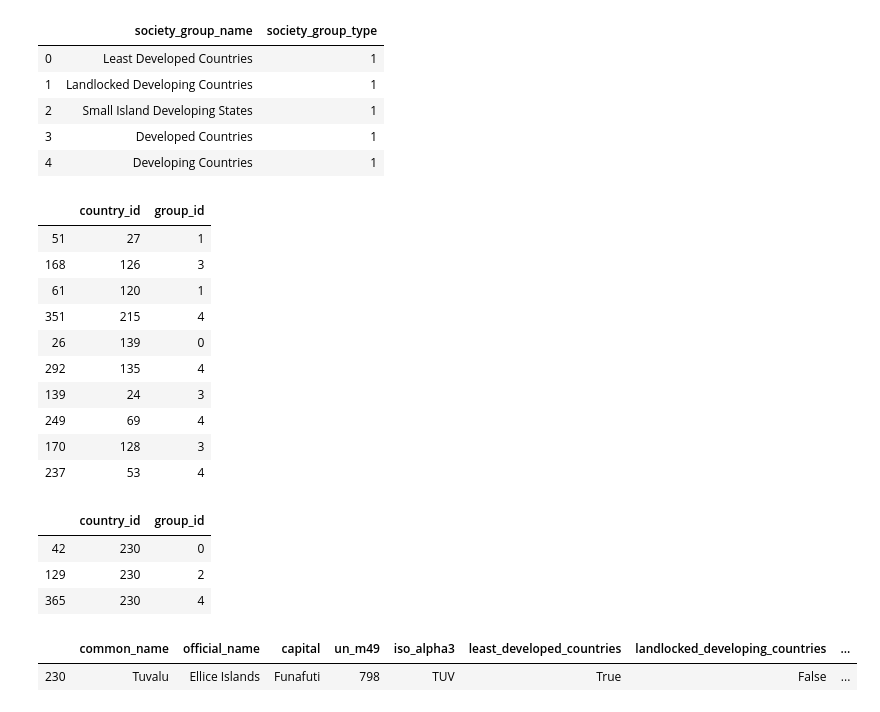
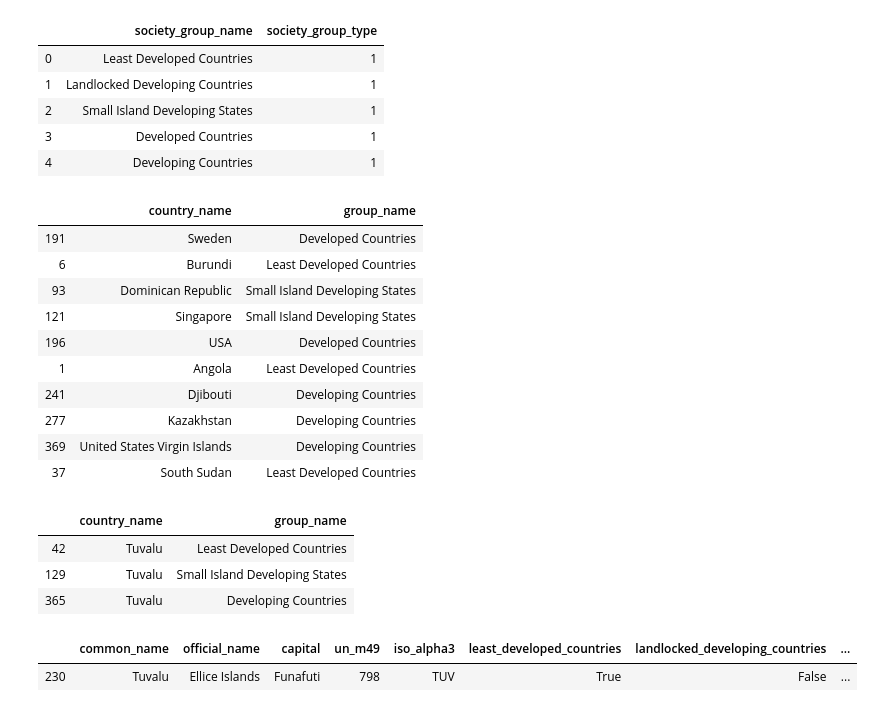
Before and after one commit to skustes/UN-Regions-and-Countries, a Jupyter notebook: Countries & UN Regions.ipynb, the cells around one changed output. Drawn from its saved outputs; the diff is of its cells as text; code cells hidden in the pictures.

```diff
--- a/Countries & UN Regions.ipynb
+++ b/Countries & UN Regions.ipynb
@@ -654,18 +656,13 @@ developing = countries.query( 'developing == True' ).index.to_list()
 # %%
 # Create a blank dataframe to contain the country to grouping mappings
-country_to_group = pd.DataFrame( columns=['country_id', 'group_id'] )
+country_to_group = pd.DataFrame( columns=['country_name', 'group_name'] )
 
 groups = ['least_developed','landlocked','small_island','developed','developing']
-group_id = 0
-for variable_name in groups:
+for index, variable_name in enumerate( groups ):
     for value in eval( variable_name ):
-        # Add 1 to the values being appended because at the time of this analysis
-        # the database tables are empty and the id values will end up being 1 more than the index value
-        # due to SQL being 1-indexed instead of 0-indexed
-        country_to_group = country_to_group.append( { 'country_id': value+1,
-                                                      'group_id': group_id+1 },
+        country_to_group = country_to_group.append( { 'country_name': value,
+                                                      'group_name': group_names[index] },
                                                       ignore_index=True )
-    group_id += 1
 # %% [markdown]
 #### Test
 # %%
@@ -680,25 +677,25 @@ un_groupings
 # %%
 country_to_group.sample(10)
 # %% [output]
-|  | country_id | group_id |
-| 51 | 27 | 1 |
-| 168 | 126 | 3 |
-| 61 | 120 | 1 |
-| 351 | 215 | 4 |
-| 26 | 139 | 0 |
-| 292 | 135 | 4 |
-| 139 | 24 | 3 |
-| 249 | 69 | 4 |
-| 170 | 128 | 3 |
-| 237 | 53 | 4 |
+|  | country_name | group_name |
+| 191 | Sweden | Developed Countries |
+| 6 | Burundi | Least Developed Countries |
+| 93 | Dominican Republic | Small Island Developing States |
+| 121 | Singapore | Small Island Developing States |
+| 196 | USA | Developed Countries |
+| 1 | Angola | Least Developed Countries |
+| 241 | Djibouti | Developing Countries |
+| 277 | Kazakhstan | Developing Countries |
+| 369 | United States Virgin Islands | Developing Countries |
+| 37 | South Sudan | Least Developed Countries |
 # %%
 # Found this one by luck
-country_to_group.query( 'country_id == 230' )
+country_to_group.query( 'country_name == "Tuvalu"' )
 # %% [output]
-|  | country_id | group_id |
-| 42 | 230 | 0 |
-| 129 | 230 | 2 |
-| 365 | 230 | 4 |
+|  | country_name | group_name |
+| 42 | Tuvalu | Least Developed Countries |
+| 129 | Tuvalu | Small Island Developing States |
+| 365 | Tuvalu | Developing Countries |
 # %%
 # Is True in the correct columns?
 countries.query( 'index == 230' )
```
Also changed, not shown: parts of 19 cells of this notebook, 1 other file.
